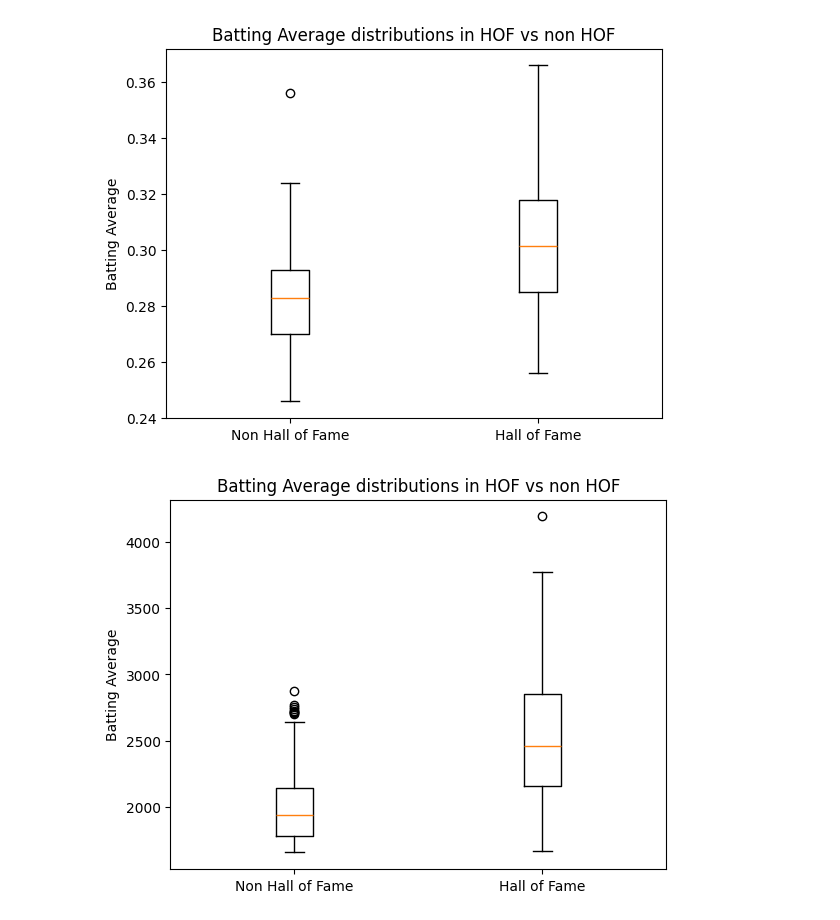
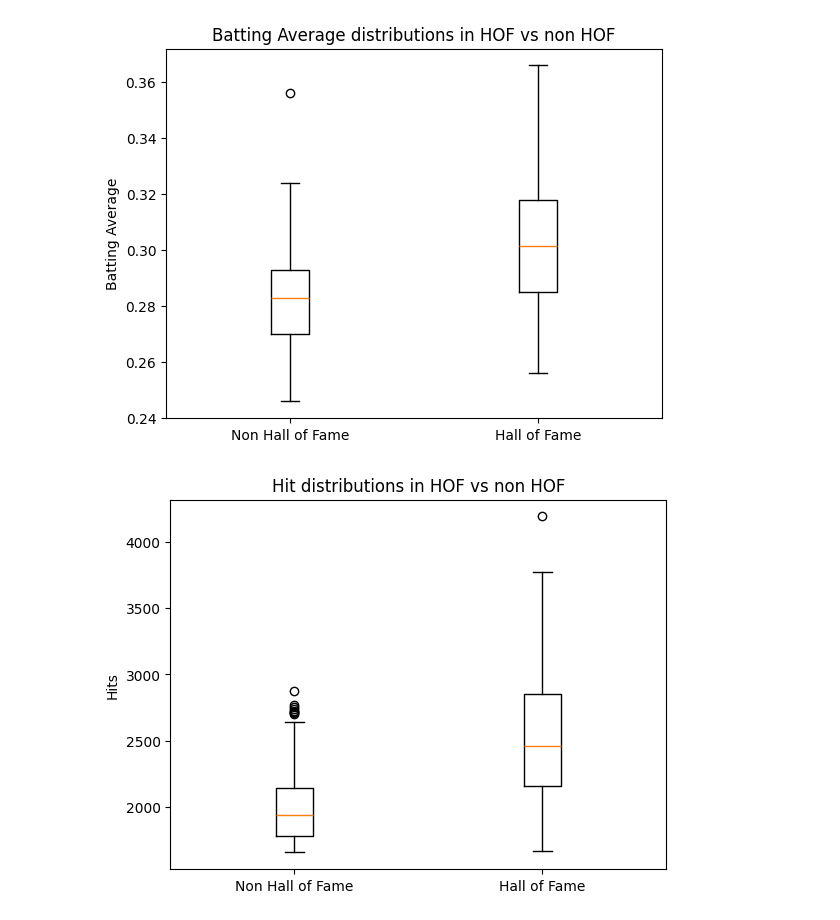
Before and after one commit to LucaMorocco/Luca-s-room, a Jupyter notebook: Coding_School_data_science_project_Baseball.ipynb, the cells around one changed output. Cells and saved outputs as stored; diff of their text form; code cells hidden in the pictures.

```diff
--- a/Coding_School_data_science_project_Baseball.ipynb
+++ b/Coding_School_data_science_project_Baseball.ipynb
@@ -424,11 +425,11 @@ plt.show()
 # %%
 hof = [df_one[df_one['Hall of Fame'] == i]['Hits'] for i in range(2)]
 
 plt.boxplot(hof, labels=['Non Hall of Fame','Hall of Fame'])
 
-plt.title("Batting Average distributions in HOF vs non HOF")
-plt.ylabel('Batting Average')
+plt.title("Hit distributions in HOF vs non HOF")
+plt.ylabel('Hits')
 
 plt.show()
 # %% [output]
-[figure, old version]
+[figure, new version]
```
Also changed, not shown: parts of 22 cells of this notebook.
